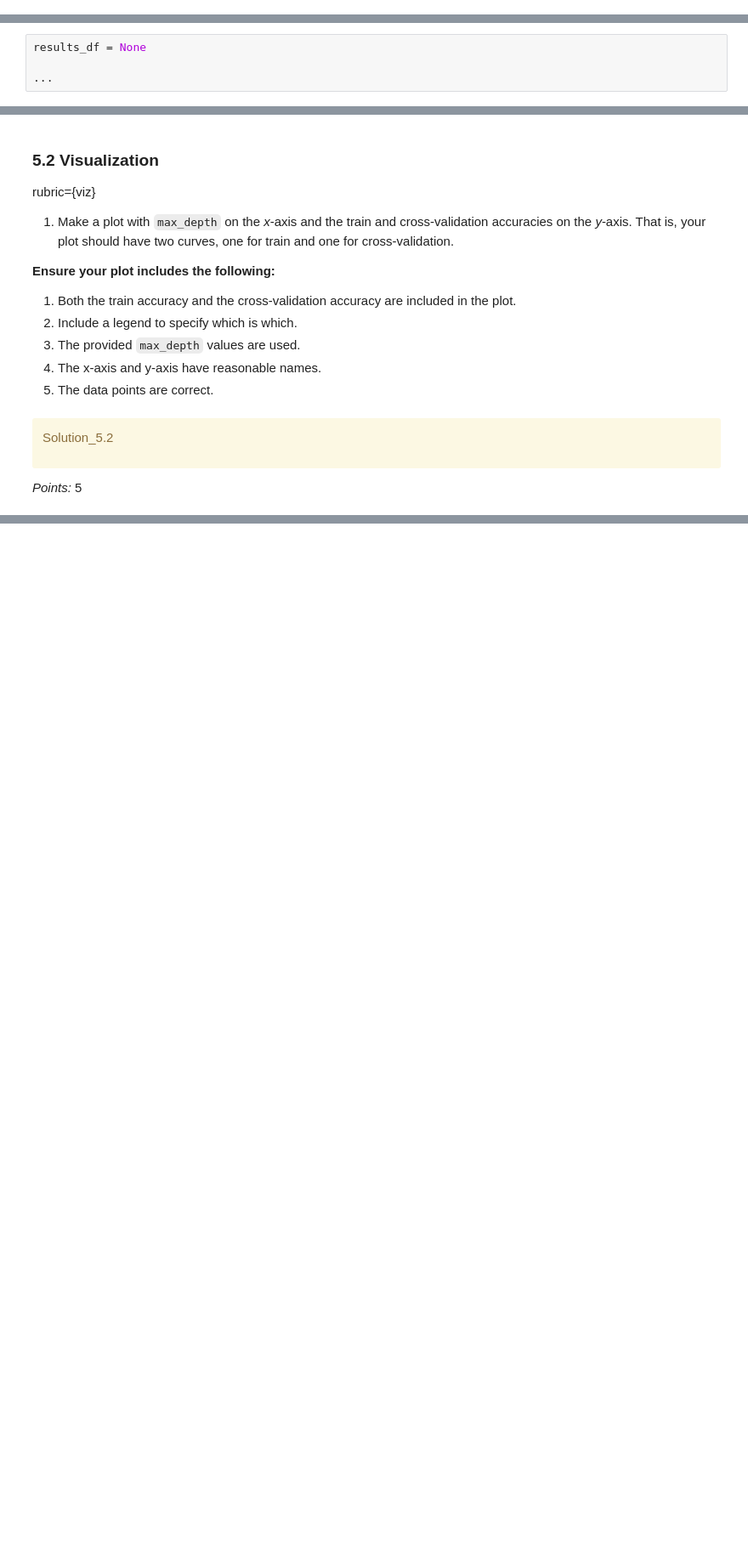
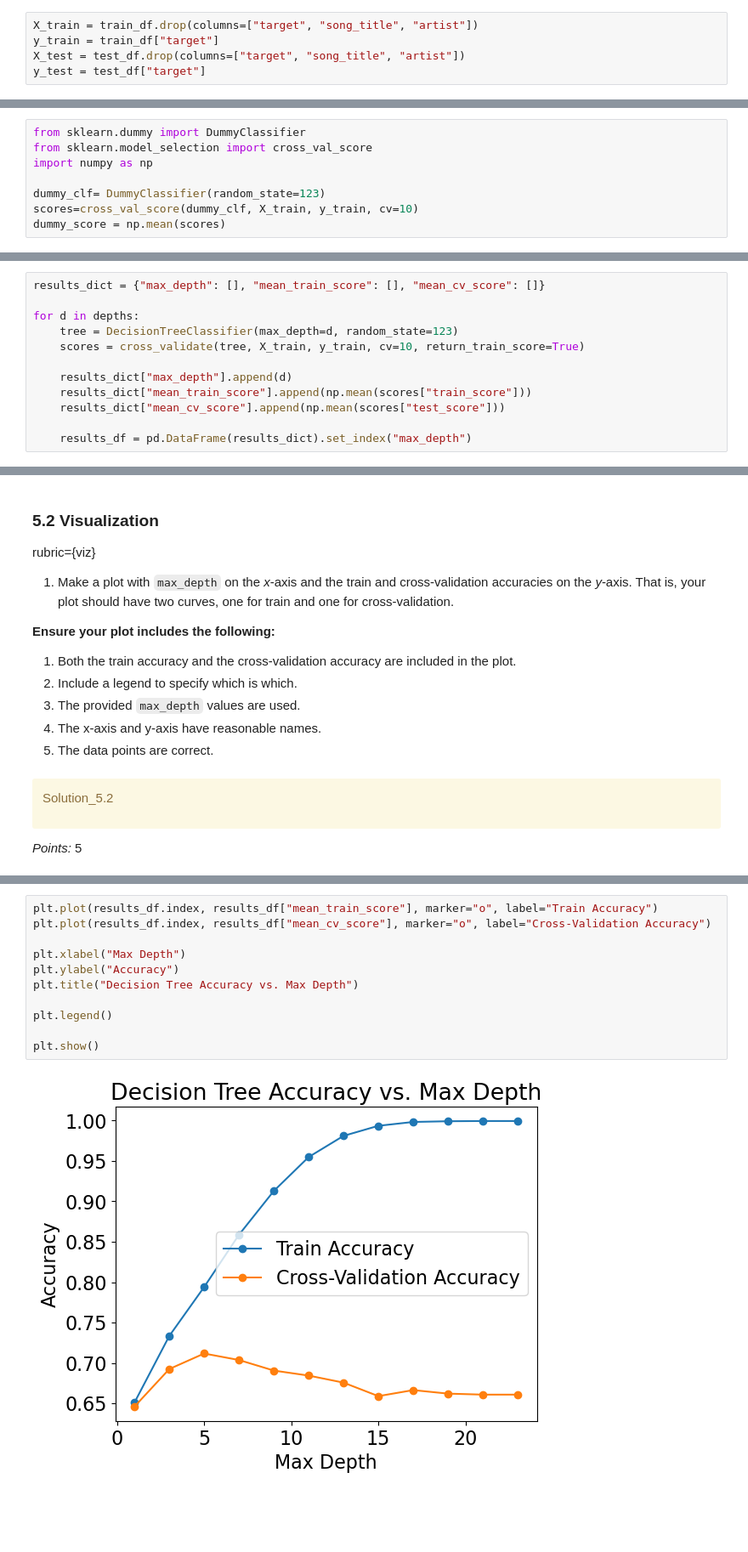
Before and after one commit to akherani16/hw2, a Jupyter notebook: hw2.ipynb, the cells around one changed output, grey strips where cells are left out. Shown: that part at 85% size. Cells and saved outputs as stored; diff of their text form; blank space fills up the shorter version.

```diff
--- a/hw2.ipynb
+++ b/hw2.ipynb
@@ -726,2 +747,7 @@ y_test = None
+# %%
+X_train = train_df.drop(columns=["target", "song_title", "artist"])
+y_train = train_df["target"]
+X_test = test_df.drop(columns=["target", "song_title", "artist"])
+y_test = test_df["target"]
 # %%
 grader.check("q4.1")
@@ -749,2 +774,10 @@ dummy_score = None
+# %%
+from sklearn.dummy import DummyClassifier
+from sklearn.model_selection import cross_val_score
+import numpy as np
+
+dummy_clf= DummyClassifier(random_state=123)
+scores=cross_val_score(dummy_clf, X_train, y_train, cv=10)
+dummy_score = np.mean(scores)
 # %%
 grader.check("q4.2")
@@ -850,9 +934,17 @@ Solution_5.1
 </div>
 
 _Points:_ 6
-# %%
-results_df = None
-
-...
+# %%
+results_dict = {"max_depth": [], "mean_train_score": [], "mean_cv_score": []}
+
+for d in depths:
+    tree = DecisionTreeClassifier(max_depth=d, random_state=123)
+    scores = cross_validate(tree, X_train, y_train, cv=10, return_train_score=True)
+
+    results_dict["max_depth"].append(d)
+    results_dict["mean_train_score"].append(np.mean(scores["train_score"]))
+    results_dict["mean_cv_score"].append(np.mean(scores["test_score"]))
+
+    results_df = pd.DataFrame(results_dict).set_index("max_depth")
 # %%
 results_df
@@ -890,3 +999,16 @@ _Points:_ 5
+# %%
+plt.plot(results_df.index, results_df["mean_train_score"], marker="o", label="Train Accuracy")
+plt.plot(results_df.index, results_df["mean_cv_score"], marker="o", label="Cross-Validation Accuracy")
+
+plt.xlabel("Max Depth")
+plt.ylabel("Accuracy")
+plt.title("Decision Tree Accuracy vs. Max Depth")
+
+plt.legend()
+
+plt.show()
+# %% [output]
+[figure, added]
 # %% [markdown]
 <!-- END QUESTION -->
 
```
Also changed, not shown: parts of 51 cells of this notebook.
